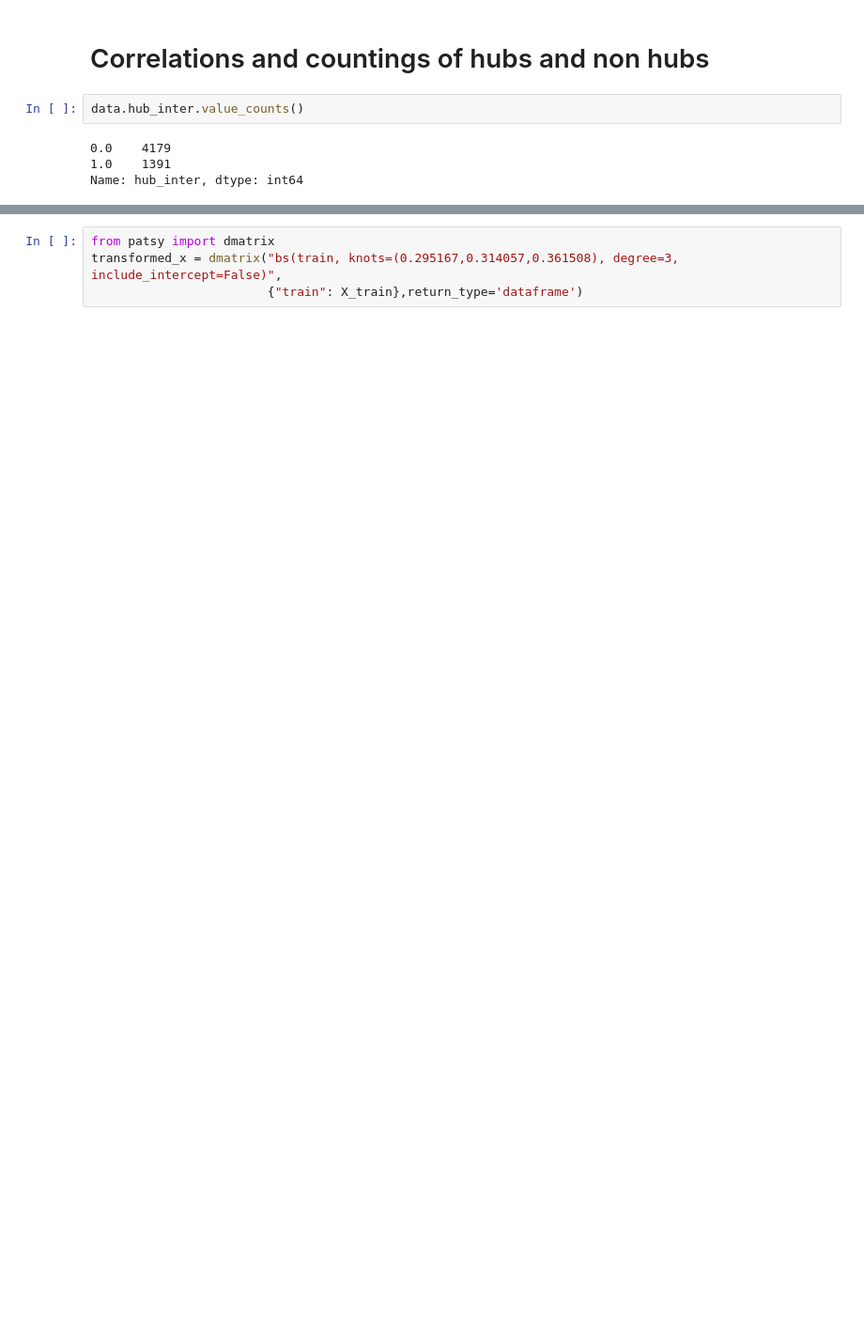
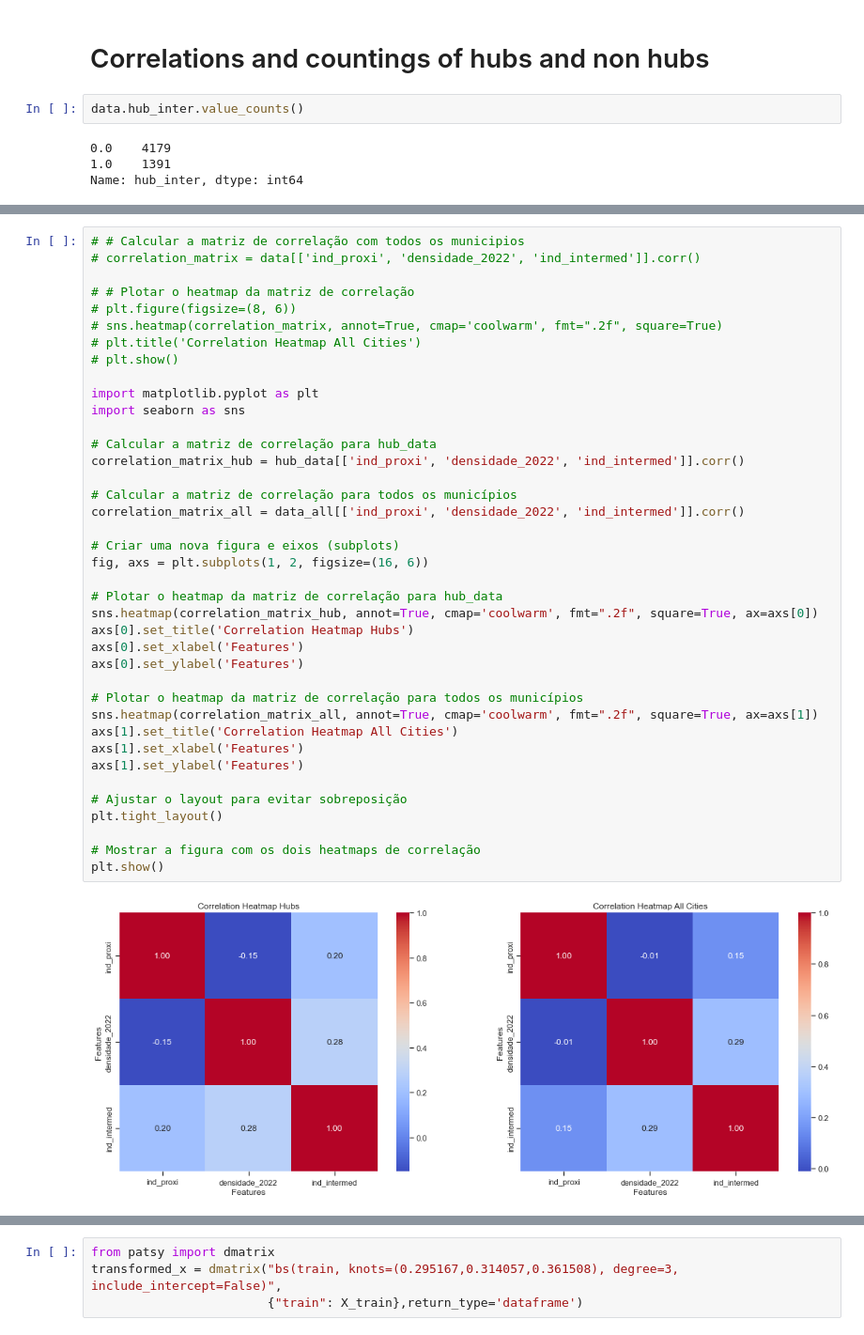
Before and after one commit to andrezaleite/reproducibility_transportation_hubs-early_warning_surveillance_systems, a Jupyter notebook: code/Hub analysis with IBGE indicators.ipynb, the cells around one changed output, grey strips where cells are left out. Shown at 94% size. Drawn from its saved outputs; the diff is of its cells as text; blank space fills up the shorter version.

```diff
--- a/code/Hub analysis with IBGE indicators.ipynb
+++ b/code/Hub analysis with IBGE indicators.ipynb
@@ -285,0 +421,41 @@ memory usage: 652.9+ KB
+# %%
+# # Calcular a matriz de correlação com todos os municipios
+# correlation_matrix = data[['ind_proxi', 'densidade_2022', 'ind_intermed']].corr()
+
+# # Plotar o heatmap da matriz de correlação
+# plt.figure(figsize=(8, 6))
+# sns.heatmap(correlation_matrix, annot=True, cmap='coolwarm', fmt=".2f", square=True)
+# plt.title('Correlation Heatmap All Cities')
+# plt.show()
+
+import matplotlib.pyplot as plt
+import seaborn as sns
+
+# Calcular a matriz de correlação para hub_data
+correlation_matrix_hub = hub_data[['ind_proxi', 'densidade_2022', 'ind_intermed']].corr()
+
+# Calcular a matriz de correlação para todos os municípios
+correlation_matrix_all = data_all[['ind_proxi', 'densidade_2022', 'ind_intermed']].corr()
+
+# Criar uma nova figura e eixos (subplots)
+fig, axs = plt.subplots(1, 2, figsize=(16, 6))
+
+# Plotar o heatmap da matriz de correlação para hub_data
+sns.heatmap(correlation_matrix_hub, annot=True, cmap='coolwarm', fmt=".2f", square=True, ax=axs[0])
+axs[0].set_title('Correlation Heatmap Hubs')
+axs[0].set_xlabel('Features')
+axs[0].set_ylabel('Features')
+
+# Plotar o heatmap da matriz de correlação para todos os municípios
+sns.heatmap(correlation_matrix_all, annot=True, cmap='coolwarm', fmt=".2f", square=True, ax=axs[1])
+axs[1].set_title('Correlation Heatmap All Cities')
+axs[1].set_xlabel('Features')
+axs[1].set_ylabel('Features')
+
+# Ajustar o layout para evitar sobreposição
+plt.tight_layout()
+
+# Mostrar a figura com os dois heatmaps de correlação
+plt.show()
+# %% [output]
+[figure, added]
```
Also changed, not shown: parts of 59 cells of this notebook, 11 other files.
